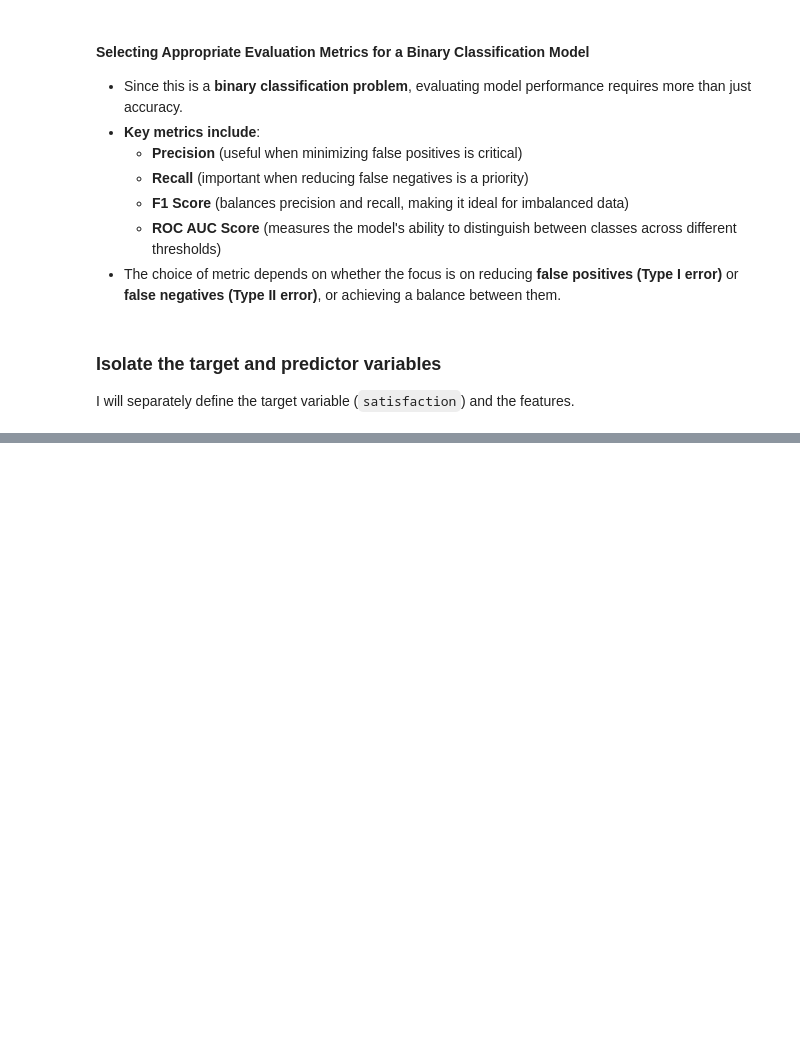
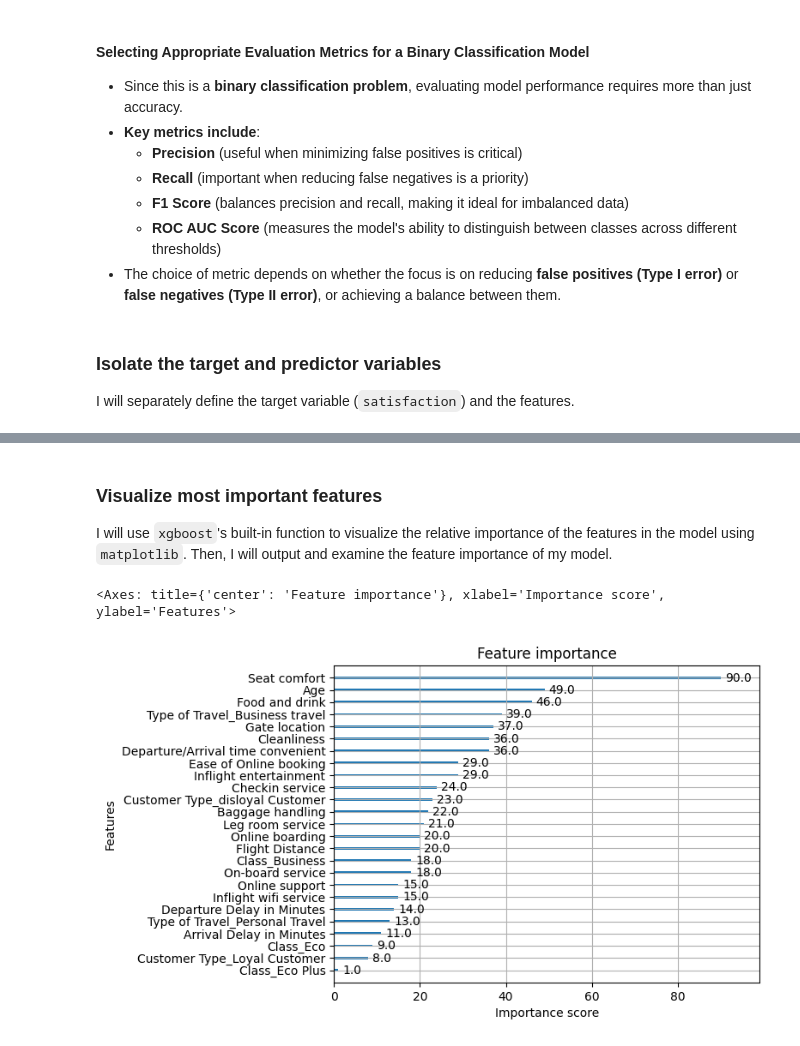
Before and after one commit to Cyberoctane29/Invistico-Airlines-Customer-Satisfaction-Prediction-End-to-End-Analysis-and-Modeling, a Jupyter notebook: Invistico_Airlines_Customer_Satisfaction_Prediction_End_to_End_Analysis_and_Modeling.ipynb, the cells around one changed output, grey strips where cells are left out. Saved outputs shown, nothing was run; the diff lists cells and outputs as text; code cells hidden in the pictures; blank space fills up the shorter version.

```diff
--- a/Invistico_Airlines_Customer_Satisfaction_Prediction_End_to_End_Analysis_and_Modeling.ipynb
+++ b/Invistico_Airlines_Customer_Satisfaction_Prediction_End_to_End_Analysis_and_Modeling.ipynb
@@ -1694,0 +1923,9 @@ I will separately define the target variable (`satisfaction`) and the features.
+# %% [markdown]
+### Visualize most important features
+
+I will use `xgboost`'s built-in function to visualize the relative importance of the features in the model using `matplotlib`. Then, I will output and examine the feature importance of my model.
+# %%
+plot_importance(tuned_airline_xgb_cv.best_estimator_)
+# %% [output]
+<Axes: title={'center': 'Feature importance'}, xlabel='Importance score', ylabel='Features'>
+[figure, added]
```
Also changed, not shown: parts of 43 cells of this notebook, 1 other file.
